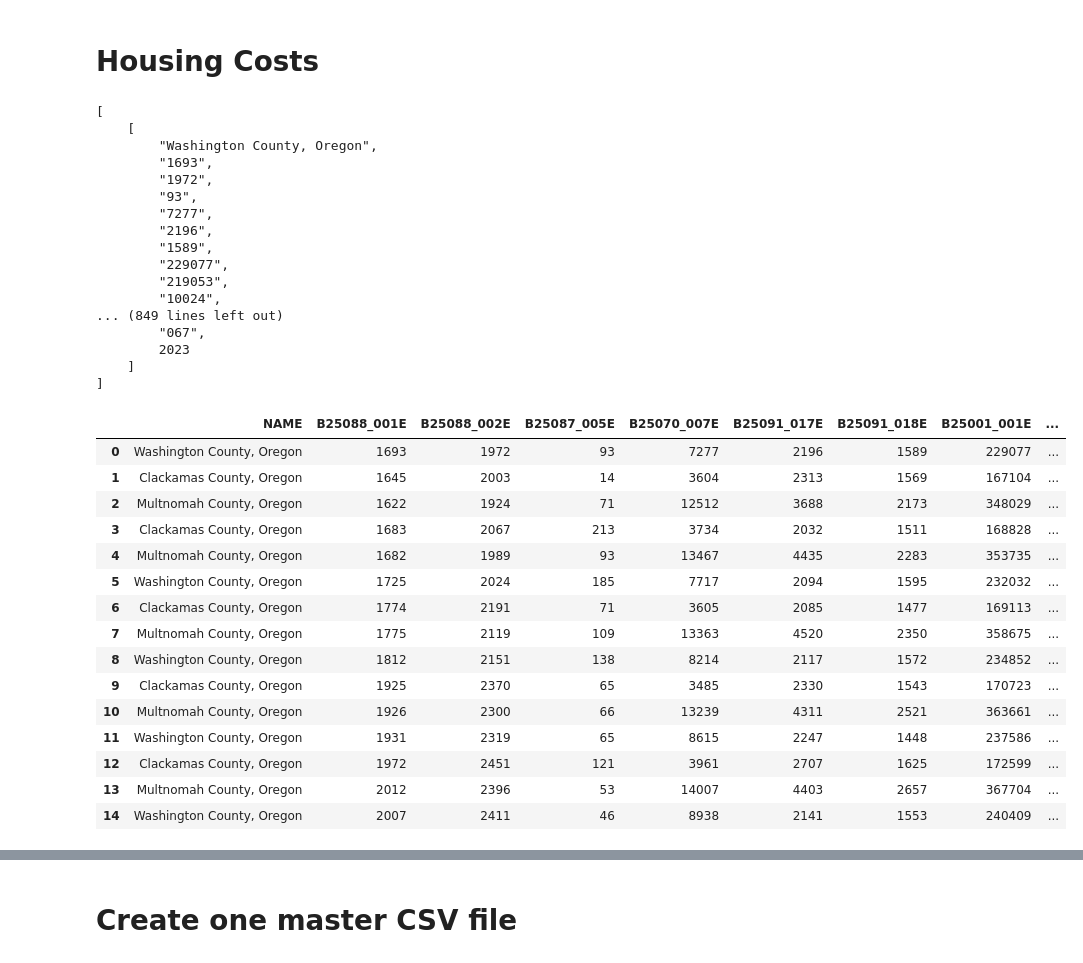
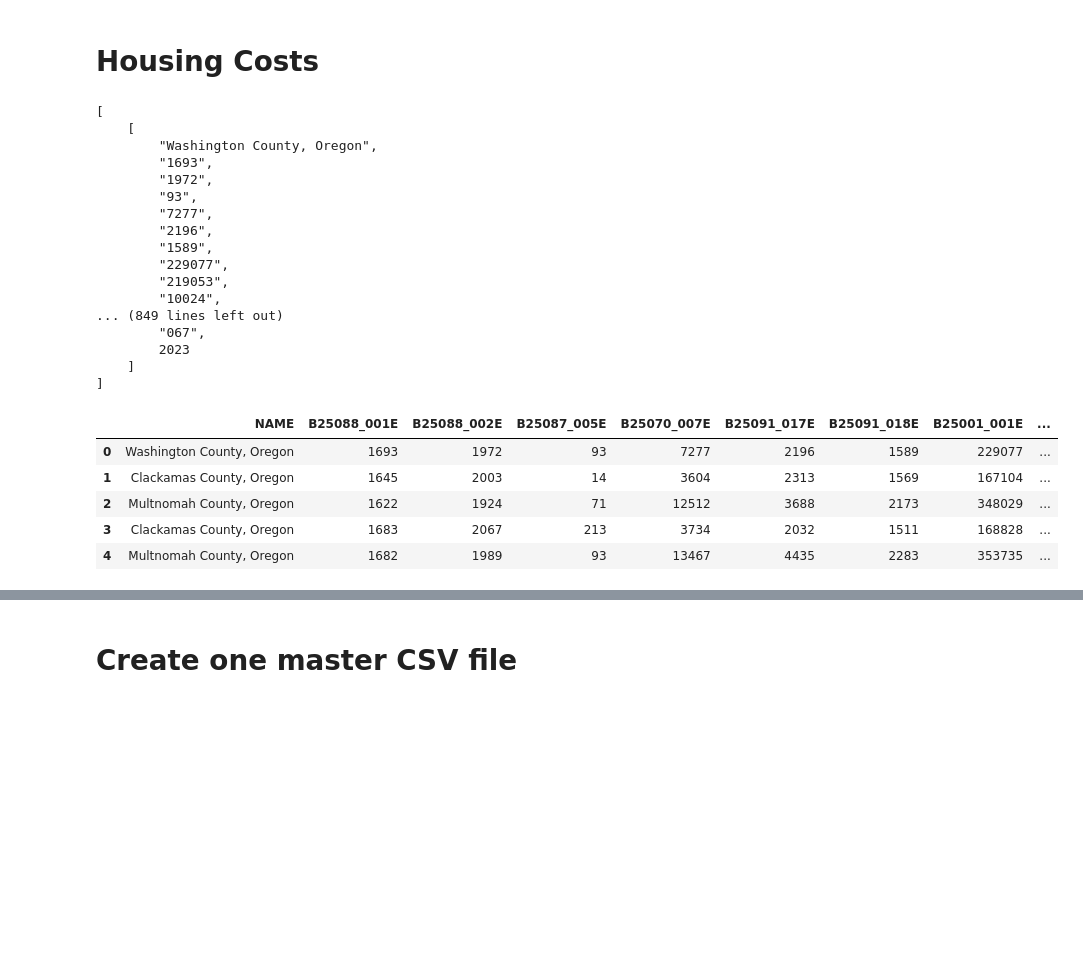
Before and after one commit to Tserrof7/Portland-Housing-Prices-Affordability-Project, a Jupyter notebook: Census_Data/census_data.ipynb, the cells around one changed output, grey strips where cells are left out. Saved outputs shown, nothing was run; the diff lists cells and outputs as text; code cells hidden in the pictures; blank space fills up the shorter version.

Commit message:
Added graphs and removed unnecessary data and code

```diff
--- a/Census_Data/census_data.ipynb
+++ b/Census_Data/census_data.ipynb
@@ -321,32 +110,0 @@ age_df.head()
-# %%
-#Set Housing Variables
-housing_variables = [
-    "B25007_003E",  # Owner-occupied, aged 25–34
-    "B25007_004E",  # Owner-occupied, aged 35–44
-    "B25007_005E",  # Owner-occupied, aged 45–54
-    "B25007_009E",  # Renter-occupied, aged 25–34
-    "B25007_010E",  # Renter-occupied, aged 35–44
-    "B25007_011E",  # Renter-occupied, aged 45–54
-]
-
-years = [2019, 2020, 2021, 2022, 2023]
-housing_list= []
-
-#Loop through the years
-for year in years:
-    #Set the base URL
-    url = f"http://api.census.gov/data/{year}/acs/acs5"
-    #Set the Params
-    params = {
-    "get" : f"NAME,{','.join(housing_variables)}",  #requests a string a variables
-    "for" : "county:005,051,067",   #specific counties Clackamas, Multnomah, Washington
-    "in" : "state:41",         #Oregon
-    "key" : census_api_key
-    }
-    # Make the API request
-    response = requests.get(url, params=params)
-    housing_data = response.json()
-    for row in housing_data[1:]:
-        row_with_year = row + [year]
-        housing_list.append(row_with_year)
-    print(json.dumps(housing_list, indent=4))
@@ -687,44 +156,34 @@ for year in years:
 
 #Convert Data to Dataframe
 columns = cost_data[0] + ["Year"]
 rows = cost_list[1]
 
 cost_df = pd.DataFrame(cost_list, columns=columns)
-cost_df
+cost_df.head()
 # %% [output]
 [
     [
         "Washington County, Oregon",
         "1693",
         "1972",
         "93",
         "7277",
         "2196",
         "1589",
         "229077",
         "219053",
         "10024",
 ... (849 lines left out)
         "067",
         2023
     ]
 ]
 |  | NAME | B25088_001E | B25088_002E | B25087_005E | B25070_007E | B25091_017E | B25091_018E | B25001_001E | ... |
 | 0 | Washington County, Oregon | 1693 | 1972 | 93 | 7277 | 2196 | 1589 | 229077 | ... |
 | 1 | Clackamas County, Oregon | 1645 | 2003 | 14 | 3604 | 2313 | 1569 | 167104 | ... |
 | 2 | Multnomah County, Oregon | 1622 | 1924 | 71 | 12512 | 3688 | 2173 | 348029 | ... |
 | 3 | Clackamas County, Oregon | 1683 | 2067 | 213 | 3734 | 2032 | 1511 | 168828 | ... |
 | 4 | Multnomah County, Oregon | 1682 | 1989 | 93 | 13467 | 4435 | 2283 | 353735 | ... |
-| 5 | Washington County, Oregon | 1725 | 2024 | 185 | 7717 | 2094 | 1595 | 232032 | ... |
-| 6 | Clackamas County, Oregon | 1774 | 2191 | 71 | 3605 | 2085 | 1477 | 169113 | ... |
-| 7 | Multnomah County, Oregon | 1775 | 2119 | 109 | 13363 | 4520 | 2350 | 358675 | ... |
-| 8 | Washington County, Oregon | 1812 | 2151 | 138 | 8214 | 2117 | 1572 | 234852 | ... |
-| 9 | Clackamas County, Oregon | 1925 | 2370 | 65 | 3485 | 2330 | 1543 | 170723 | ... |
-| 10 | Multnomah County, Oregon | 1926 | 2300 | 66 | 13239 | 4311 | 2521 | 363661 | ... |
-| 11 | Washington County, Oregon | 1931 | 2319 | 65 | 8615 | 2247 | 1448 | 237586 | ... |
-| 12 | Clackamas County, Oregon | 1972 | 2451 | 121 | 3961 | 2707 | 1625 | 172599 | ... |
-| 13 | Multnomah County, Oregon | 2012 | 2396 | 53 | 14007 | 4403 | 2657 | 367704 | ... |
-| 14 | Washington County, Oregon | 2007 | 2411 | 46 | 8938 | 2141 | 1553 | 240409 | ... |
 # %%
 cost_df = cost_df.rename(columns={
     "NAME": "County",
```
Also changed, not shown: parts of 56 cells of this notebook, 3 other files.
